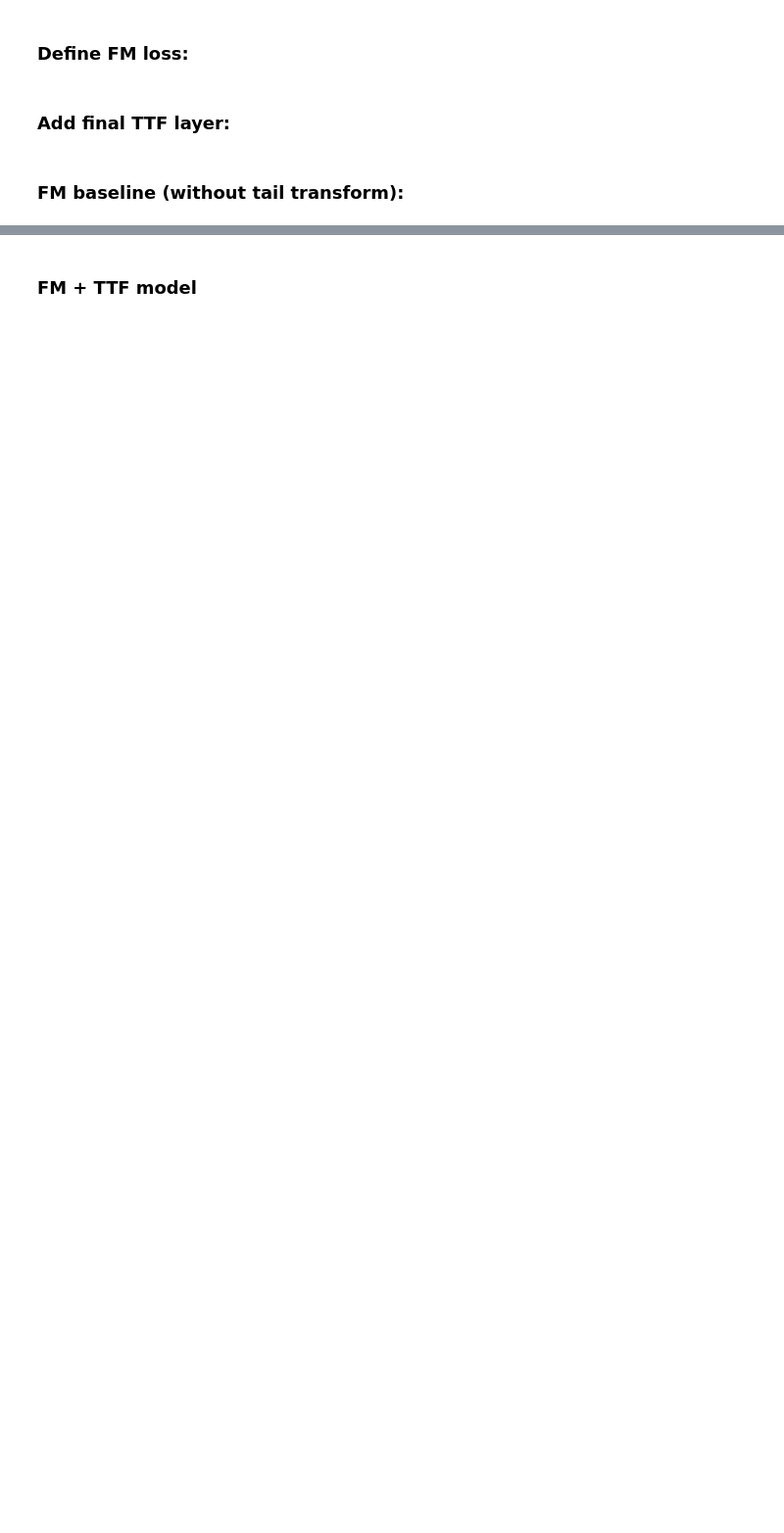
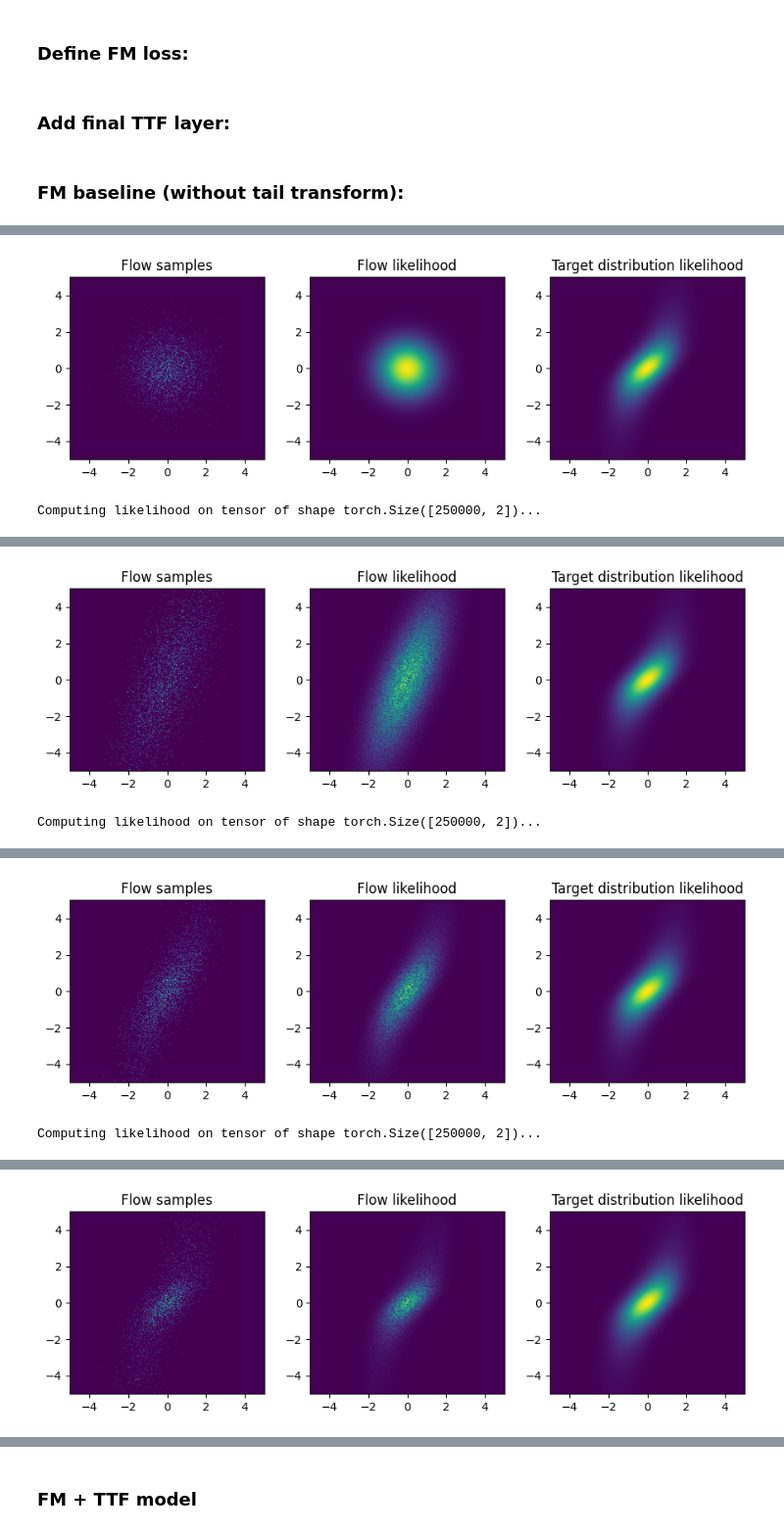
Before and after one commit to Lukas2412/tailnflows, a Jupyter notebook: experiments/density_estimation_synthetic/ttf_artifacts_and_modifications_exploration.ipynb, the cells around one changed output, grey strips where cells are left out. Shown at 98% size. Cells and saved outputs as stored; diff of their text form; code cells hidden in the pictures; blank space fills up the shorter version.

```diff
--- a/experiments/density_estimation_synthetic/ttf_artifacts_and_modifications_exploration.ipynb
+++ b/experiments/density_estimation_synthetic/ttf_artifacts_and_modifications_exploration.ipynb
@@ -397,7 +413,4 @@ Num params nfm_ttf:  59492
 # %%
 # train model
-train(nfm_ttf, target, 1000)
-
-if device.type == 'cuda':
-    torch.cuda.empty_cache()
+train(nfm_ttf, target, 2000, show_every=400)
 # %% [output]
@@ -424,25 +457,0 @@ if device.type == 'cuda':
-# %%
-# Test metrics
-
-nll = metrics.avrg_nll(nfm_ttf, target.sample(32000).to(device=device, dtype=DEFAULT_DTYPE), features=2)
-print(f"NLL: {nll:.2f}")
-
-num_samps = 16000
-synth_samps, _ = nfm_ttf.sample(num_samps)
-target_samps = target.sample(num_samps).to(device=device, dtype=DEFAULT_DTYPE)
-p = 2.0
-
-swp = metrics.sliced_wp(synth_samps, target_samps, p=p)
-print(f"swp: {swp:.2f}")
-
-wp_h = metrics.wp_1d_mean_over_dims(synth_samps, target_samps, dims=torch.tensor([False, True]), p=p)
-print(f"wp_h: {wp_h:.2f}")
-
-wp_l = metrics.wp_1d_mean_over_dims(synth_samps, target_samps, dims=torch.tensor([True, False]), p=p)
-print(f"wp_l: {wp_l:.2f}")
-
-rel_var_err_ht = metrics.extreme_quantile_rel_error_multiq_over_dims(synth_samps, target_samps, torch.Tensor([False, True]))
-print(f"rel VaR err HT for quantile levels [0.99, 0.995, 0.999]: {rel_var_err_ht[0]:.2f}, {rel_var_err_ht[1]:.2f}, {rel_var_err_ht[2]:.2f}")
-
-rel_var_err_lt = metrics.extreme_quantile_rel_error_multiq_over_dims(synth_samps, target_samps, torch.Tensor([True, False]))
-print(f"rel VaR err LT for quantile levels [0.99, 0.995, 0.999]: {rel_var_err_lt[0]:.2f}, {rel_var_err_lt[1]:.2f}, {rel_var_err_lt[2]:.2f}")
@@ -471,7 +473,7 @@ ttf_mod_layer = ModifiedTailAffineMarginalTransform(
     neg_tail_init = neg_tail_init.detach().clone(),
     shift_init = shift_init.detach().clone(),
     scale_init = scale_init.detach().clone(),
-    hd_only = False,
+    hd_only = True,
     mod = "qua",
     fix_params = False,
 )
@@ -1381,9 +1037,9 @@ fm_baseline_model = FM_TTF_model(
     device,
     FMVectorField(
         x_dim = 2,
-        hidden_dim = 32,
+        hidden_dim = 128,
         num_blocks = 8,
-        time_emb_dim = 16,
+        time_emb_dim = 32,
     ),
     q0,
 )
@@ -1394,6 +1052,3 @@ print(f"Num params fm_baseline: ", num_params_fm_baseline)
 # %%
-# Train model
-fm_baseline_model.train(target, 1000, batch_size=2048, lr=2e-4, weight_decay=5e-6, show_every=499, ml_steps=20)
-
-if fm_baseline_model.device.type == 'cuda':
-    torch.cuda.empty_cache()
+fm_baseline_model.train(target, 2000, show_every=400)
+# %% [output]
@@ -1399,0 +1057,2 @@ if fm_baseline_model.device.type == 'cuda':
+[figure, added]
+Computing likelihood on tensor of shape torch.Size([250000, 2])...
@@ -1399,0 +1060,2 @@ if fm_baseline_model.device.type == 'cuda':
+[figure, added]
+Computing likelihood on tensor of shape torch.Size([250000, 2])...
@@ -1399,0 +1063,2 @@ if fm_baseline_model.device.type == 'cuda':
+[figure, added]
+Computing likelihood on tensor of shape torch.Size([250000, 2])...
@@ -1399,0 +1066 @@ if fm_baseline_model.device.type == 'cuda':
+[figure, added]
```
Also changed, not shown: parts of 41 cells of this notebook.
